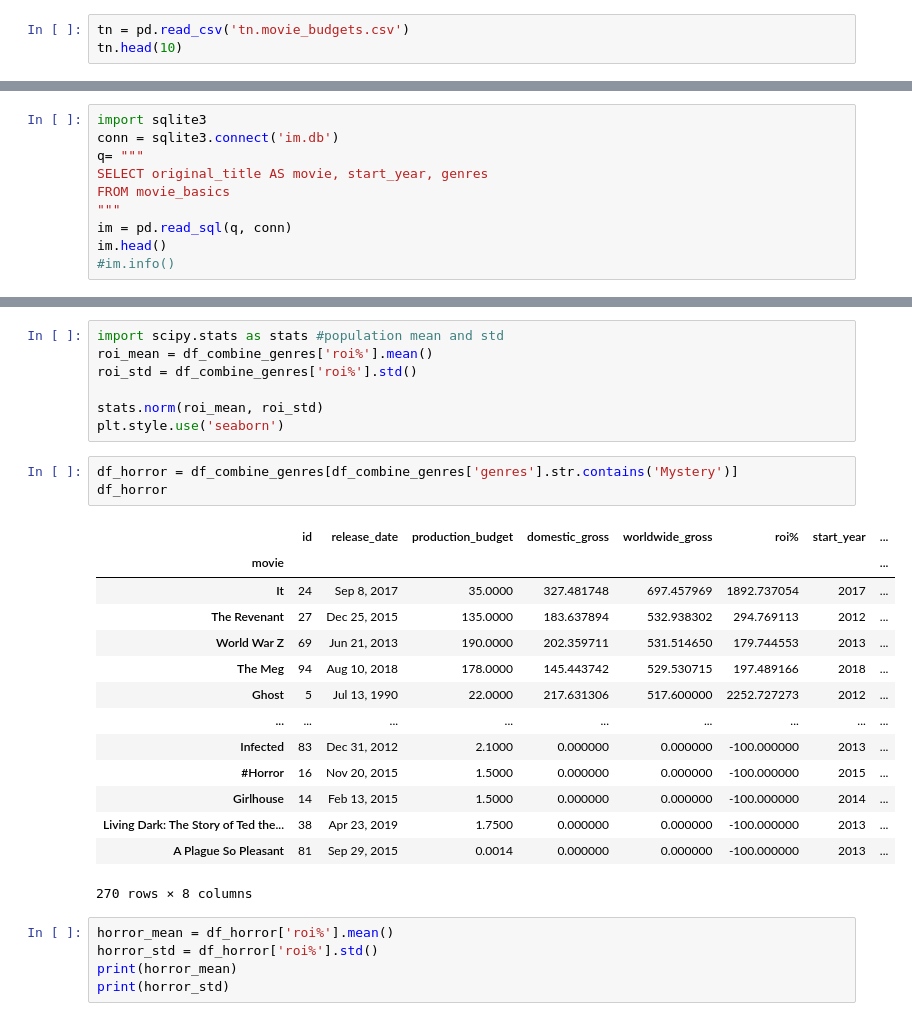
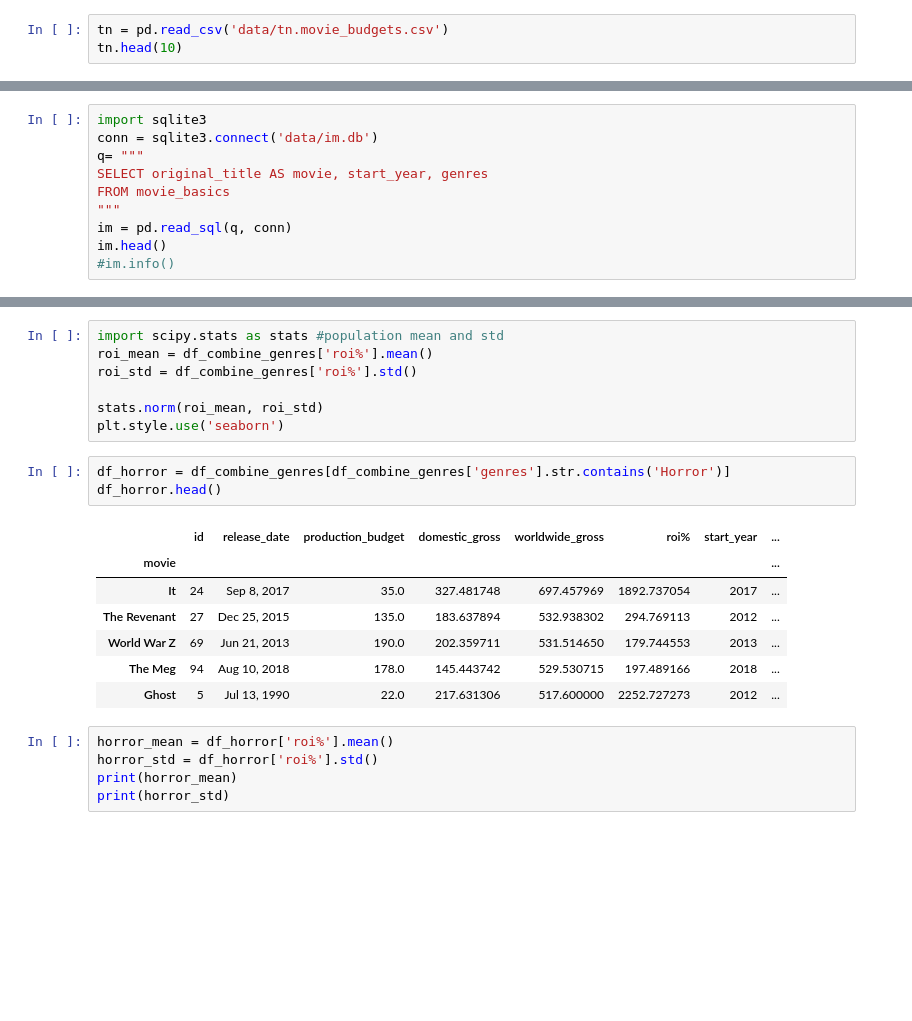
Before and after one commit to hixtape1212/Group6Consulting_CapstoneRepo, a Jupyter notebook: Genres&ROI.ipynb, the cells around one changed output, grey strips where cells are left out. Saved outputs shown, nothing was run; the diff lists cells and outputs as text; blank space fills up the shorter version.

```diff
--- a/Genres&ROI.ipynb
+++ b/Genres&ROI.ipynb
@@ -18,7 +18,7 @@ import matplotlib.pyplot as plt
 # %% [markdown]
 ## The Numbers *
 # %%
-tn = pd.read_csv('tn.movie_budgets.csv')
+tn = pd.read_csv('data/tn.movie_budgets.csv')
 tn.head(10)
 # %% [output]
 |  | id | release_date | movie | production_budget | domestic_gross | worldwide_gross |
@@ -72,7 +72,7 @@ movies
 ## IMBD (SQL) *
 # %%
 import sqlite3
-conn = sqlite3.connect('im.db')
+conn = sqlite3.connect('data/im.db')
 q= """
 SELECT original_title AS movie, start_year, genres
 FROM movie_basics
@@ -342,23 +345,16 @@ roi_std = df_combine_genres['roi%'].std()
 stats.norm(roi_mean, roi_std)
 plt.style.use('seaborn')
 # %%
-df_horror = df_combine_genres[df_combine_genres['genres'].str.contains('Mystery')]
-df_horror
+df_horror = df_combine_genres[df_combine_genres['genres'].str.contains('Horror')]
+df_horror.head()
 # %% [output]
 |  | id | release_date | production_budget | domestic_gross | worldwide_gross | roi% | start_year | ... |
 | movie |  |  |  |  |  |  |  | ... |
-| It | 24 | Sep 8, 2017 | 35.0000 | 327.481748 | 697.457969 | 1892.737054 | 2017 | ... |
-| The Revenant | 27 | Dec 25, 2015 | 135.0000 | 183.637894 | 532.938302 | 294.769113 | 2012 | ... |
-| World War Z | 69 | Jun 21, 2013 | 190.0000 | 202.359711 | 531.514650 | 179.744553 | 2013 | ... |
-| The Meg | 94 | Aug 10, 2018 | 178.0000 | 145.443742 | 529.530715 | 197.489166 | 2018 | ... |
-| Ghost | 5 | Jul 13, 1990 | 22.0000 | 217.631306 | 517.600000 | 2252.727273 | 2012 | ... |
-| ... | ... | ... | ... | ... | ... | ... | ... | ... |
-| Infected | 83 | Dec 31, 2012 | 2.1000 | 0.000000 | 0.000000 | -100.000000 | 2013 | ... |
-| #Horror | 16 | Nov 20, 2015 | 1.5000 | 0.000000 | 0.000000 | -100.000000 | 2015 | ... |
-| Girlhouse | 14 | Feb 13, 2015 | 1.5000 | 0.000000 | 0.000000 | -100.000000 | 2014 | ... |
-| Living Dark: The Story of Ted the... | 38 | Apr 23, 2019 | 1.7500 | 0.000000 | 0.000000 | -100.000000 | 2013 | ... |
-| A Plague So Pleasant | 81 | Sep 29, 2015 | 0.0014 | 0.000000 | 0.000000 | -100.000000 | 2013 | ... |
+| It | 24 | Sep 8, 2017 | 35.0 | 327.481748 | 697.457969 | 1892.737054 | 2017 | ... |
+| The Revenant | 27 | Dec 25, 2015 | 135.0 | 183.637894 | 532.938302 | 294.769113 | 2012 | ... |
+| World War Z | 69 | Jun 21, 2013 | 190.0 | 202.359711 | 531.514650 | 179.744553 | 2013 | ... |
+| The Meg | 94 | Aug 10, 2018 | 178.0 | 145.443742 | 529.530715 | 197.489166 | 2018 | ... |
+| Ghost | 5 | Jul 13, 1990 | 22.0 | 217.631306 | 517.600000 | 2252.727273 | 2012 | ... |
-270 rows × 8 columns
 # %%
 horror_mean = df_horror['roi%'].mean()
 horror_std = df_horror['roi%'].std()
```
Also changed, not shown: parts of 23 cells of this notebook.
